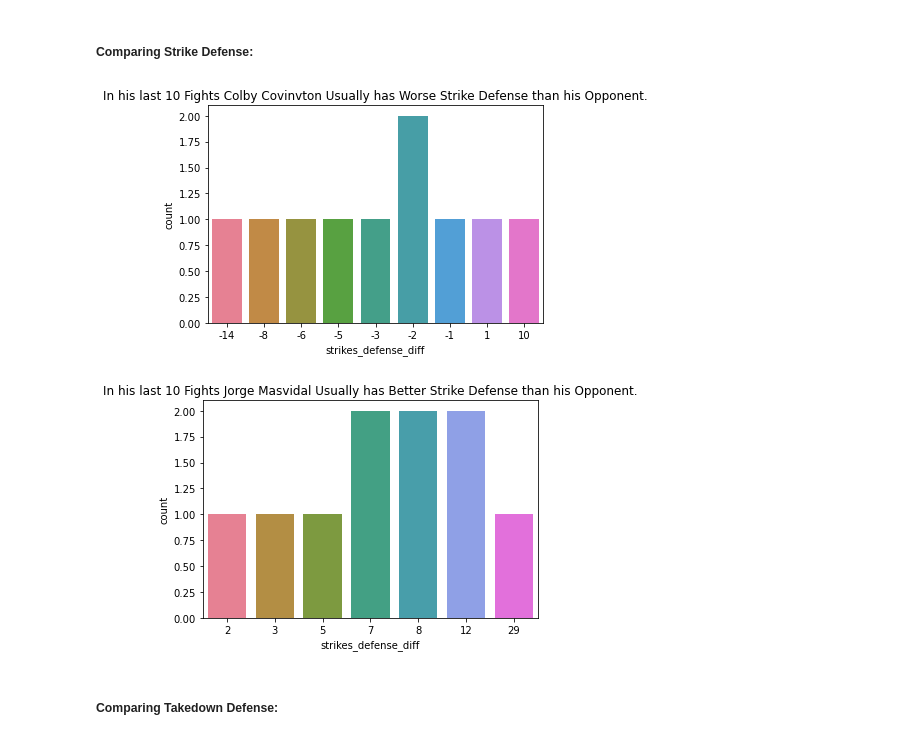
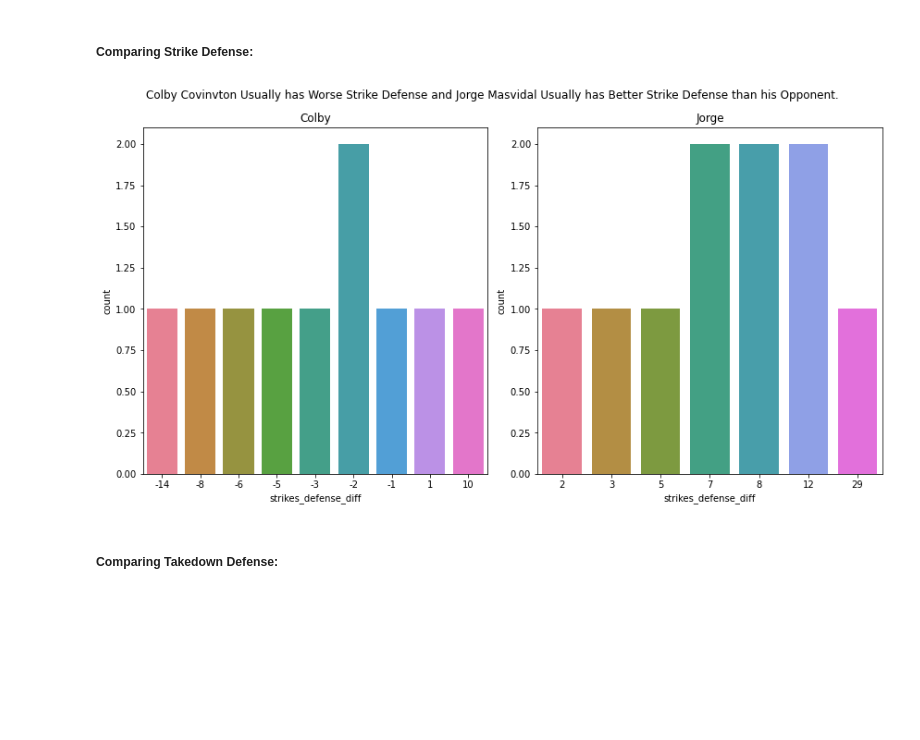
Before and after one commit to chloerwhitaker/UFC-Project, a Jupyter notebook: Refined_Final_Fight_Card_Predictor.ipynb, the cells around one changed output. Drawn from its saved outputs; the diff is of its cells as text; code cells hidden in the pictures; blank space fills up the shorter version.

```diff
--- a/Refined_Final_Fight_Card_Predictor.ipynb
+++ b/Refined_Final_Fight_Card_Predictor.ipynb
@@ -345,16 +337,9 @@ plt.show()
 # %% [markdown]
 ##### Comparing Strike Defense:
-# %%
-sns.countplot(x="strikes_defense_diff", data=colby_diff, palette="husl");
-plt.title("In his last 10 Fights Colby Covinvton Usually has Worse Strike Defense than his Opponent.")
-plt.show()
-# %% [output]
-[figure, removed]
-# %%
-sns.countplot(x="strikes_defense_diff", data=jorge_diff, palette="husl");
-plt.title("In his last 10 Fights Jorge Masvidal Usually has Better Strike Defense than his Opponent.")
-plt.show()
-# %% [output]
-[figure, removed]
+# %%
+# strike defense comparison using function from Viz_ufc.py
+stike_def = strikes_defense_viz()
+# %% [output]
+[figure, added]
 # %% [markdown]
 ##### Comparing Takedown Defense:
```
Also changed, not shown: parts of 18 cells of this notebook.
